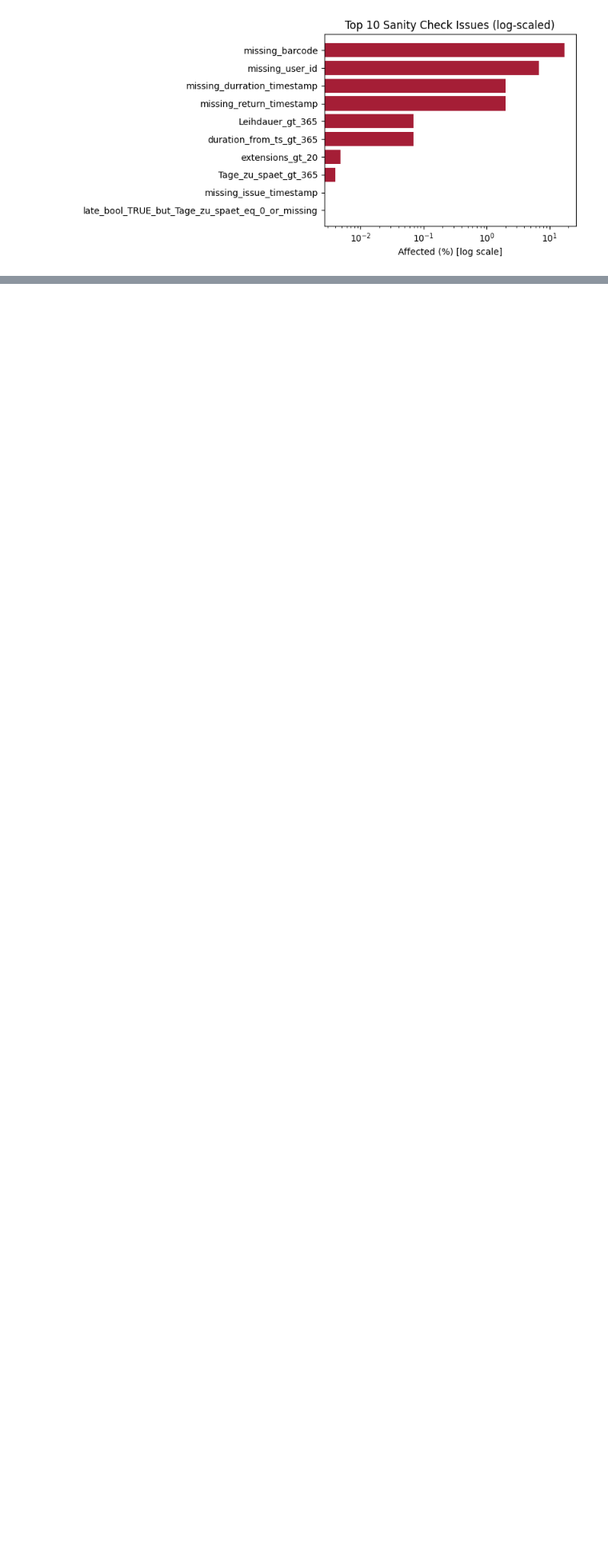
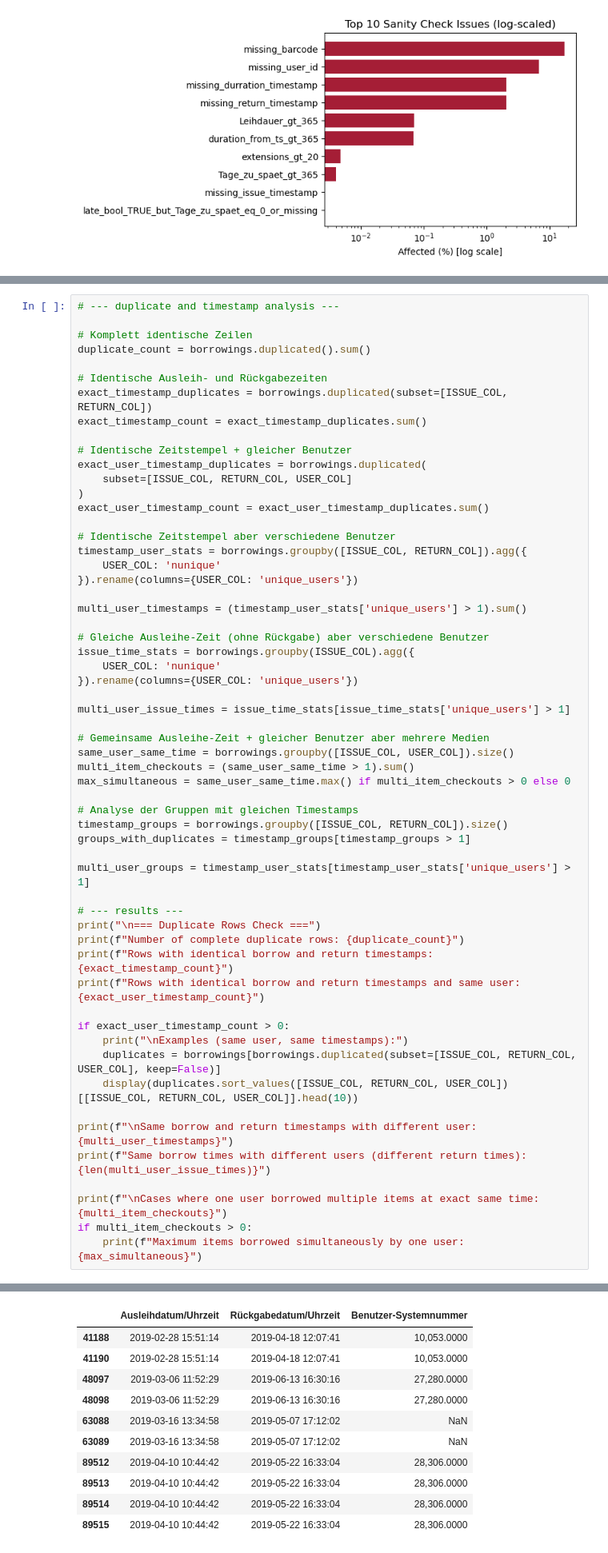
Before and after one commit to RobinAllgeier/Data_Literacy, a Jupyter notebook: notebooks/02_sanity_checks.ipynb, the cells around one changed output, grey strips where cells are left out. Shown at 80% size. Drawn from its saved outputs; the diff is of its cells as text; blank space fills up the shorter version.

Commit message:
fix typo and include some less important sanity checks

```diff
--- a/notebooks/02_sanity_checks.ipynb
+++ b/notebooks/02_sanity_checks.ipynb
@@ -381,0 +305,59 @@ Checks run: 19
+# %%
+# --- duplicate and timestamp analysis ---
+
+# Komplett identische Zeilen
+duplicate_count = borrowings.duplicated().sum()
+
+# Identische Ausleih- und Rückgabezeiten
+exact_timestamp_duplicates = borrowings.duplicated(subset=[ISSUE_COL, RETURN_COL])
+exact_timestamp_count = exact_timestamp_duplicates.sum()
+
+# Identische Zeitstempel + gleicher Benutzer
+exact_user_timestamp_duplicates = borrowings.duplicated(
+    subset=[ISSUE_COL, RETURN_COL, USER_COL]
+)
+exact_user_timestamp_count = exact_user_timestamp_duplicates.sum()
+
+# Identische Zeitstempel aber verschiedene Benutzer
+timestamp_user_stats = borrowings.groupby([ISSUE_COL, RETURN_COL]).agg({
+    USER_COL: 'nunique'
+}).rename(columns={USER_COL: 'unique_users'})
+
+multi_user_timestamps = (timestamp_user_stats['unique_users'] > 1).sum()
+
+# Gleiche Ausleihe-Zeit (ohne Rückgabe) aber verschiedene Benutzer
+issue_time_stats = borrowings.groupby(ISSUE_COL).agg({
+    USER_COL: 'nunique'
+}).rename(columns={USER_COL: 'unique_users'})
+
+multi_user_issue_times = issue_time_stats[issue_time_stats['unique_users'] > 1]
+
+# Gemeinsame Ausleihe-Zeit + gleicher Benutzer aber mehrere Medien
+same_user_same_time = borrowings.groupby([ISSUE_COL, USER_COL]).size()
+multi_item_checkouts = (same_user_same_time > 1).sum()
+max_simultaneous = same_user_same_time.max() if multi_item_checkouts > 0 else 0
+
+# Analyse der Gruppen mit gleichen Timestamps
+timestamp_groups = borrowings.groupby([ISSUE_COL, RETURN_COL]).size()
+groups_with_duplicates = timestamp_groups[timestamp_groups > 1]
+
+multi_user_groups = timestamp_user_stats[timestamp_user_stats['unique_users'] > 1]
+
+# --- results ---
+print("\n=== Duplicate Rows Check ===")
+print(f"Number of complete duplicate rows: {duplicate_count}")
+print(f"Rows with identical borrow and return timestamps: {exact_timestamp_count}")
+print(f"Rows with identical borrow and return timestamps and same user: {exact_user_timestamp_count}")
+
+if exact_user_timestamp_count > 0:
+    print("\nExamples (same user, same timestamps):")
+    duplicates = borrowings[borrowings.duplicated(subset=[ISSUE_COL, RETURN_COL, USER_COL], keep=False)]
+    display(duplicates.sort_values([ISSUE_COL, RETURN_COL, USER_COL])[[ISSUE_COL, RETURN_COL, USER_COL]].head(10))
+
+print(f"\nSame borrow and return timestamps with different user: {multi_user_timestamps}")
+print(f"Same borrow times with different users (different return times): {len(multi_user_issue_times)}")
+
+print(f"\nCases where one user borrowed multiple items at exact same time: {multi_item_checkouts}")
+if multi_item_checkouts > 0:
+    print(f"Maximum items borrowed simultaneously by one user: {max_simultaneous}")
+# %% [output]
@@ -381,0 +370,11 @@ Checks run: 19
+|  | Ausleihdatum/Uhrzeit | Rückgabedatum/Uhrzeit | Benutzer-Systemnummer |
+| 41188 | 2019-02-28 15:51:14 | 2019-04-18 12:07:41 | 10,053.0000 |
+| 41190 | 2019-02-28 15:51:14 | 2019-04-18 12:07:41 | 10,053.0000 |
+| 48097 | 2019-03-06 11:52:29 | 2019-06-13 16:30:16 | 27,280.0000 |
+| 48098 | 2019-03-06 11:52:29 | 2019-06-13 16:30:16 | 27,280.0000 |
+| 63088 | 2019-03-16 13:34:58 | 2019-05-07 17:12:02 | NaN |
+| 63089 | 2019-03-16 13:34:58 | 2019-05-07 17:12:02 | NaN |
+| 89512 | 2019-04-10 10:44:42 | 2019-05-22 16:33:04 | 28,306.0000 |
+| 89513 | 2019-04-10 10:44:42 | 2019-05-22 16:33:04 | 28,306.0000 |
+| 89514 | 2019-04-10 10:44:42 | 2019-05-22 16:33:04 | 28,306.0000 |
+| 89515 | 2019-04-10 10:44:42 | 2019-05-22 16:33:04 | 28,306.0000 |
```
Also changed, not shown: parts of 12 cells of this notebook, 2 other files.
